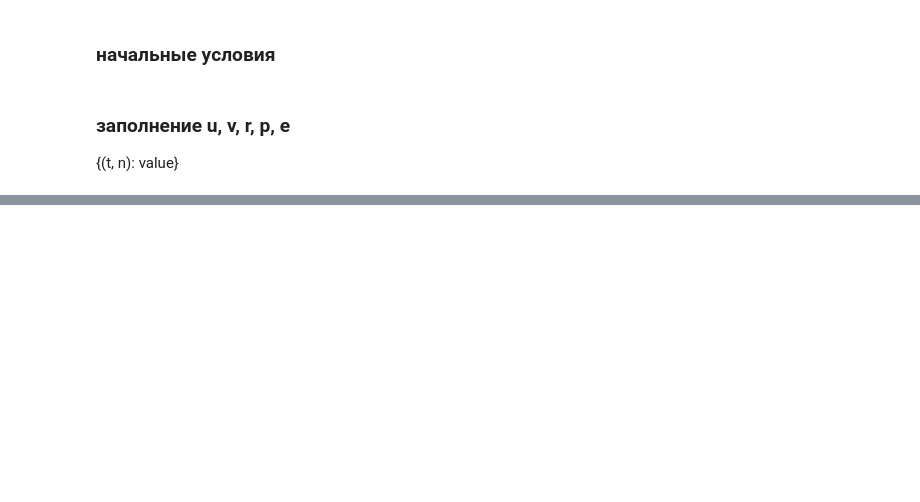
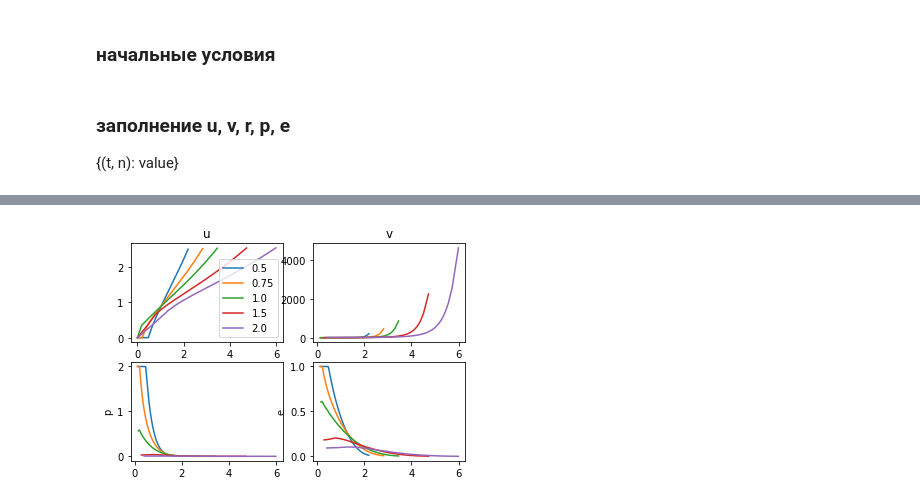
Before and after one commit to VZhikhareva/MIPT, a Jupyter notebook: ded/razryv_shara.ipynb, the cells around one changed output, grey strips where cells are left out. Cells and saved outputs as stored; diff of their text form; code cells hidden in the pictures; blank space fills up the shorter version.

```diff
--- a/ded/razryv_shara.ipynb
+++ b/ded/razryv_shara.ipynb
@@ -140,0 +100,4 @@ TypeError: 'genMap' object is not subscriptable
+# %%
+show_res(rs1, [int(tm / t_step) for tm in [.5, .75, 1, 1.5, 2]])
+# %% [output]
+[figure, added]
```
Also changed, not shown: parts of 29 cells of this notebook, 1 other file.
